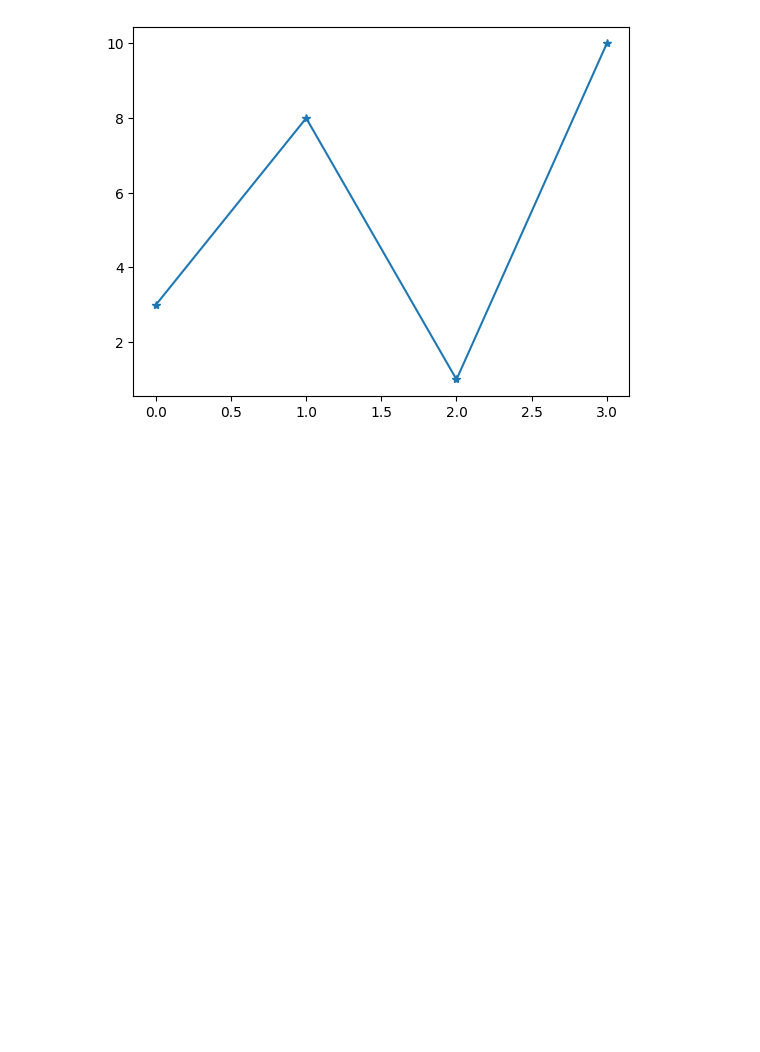
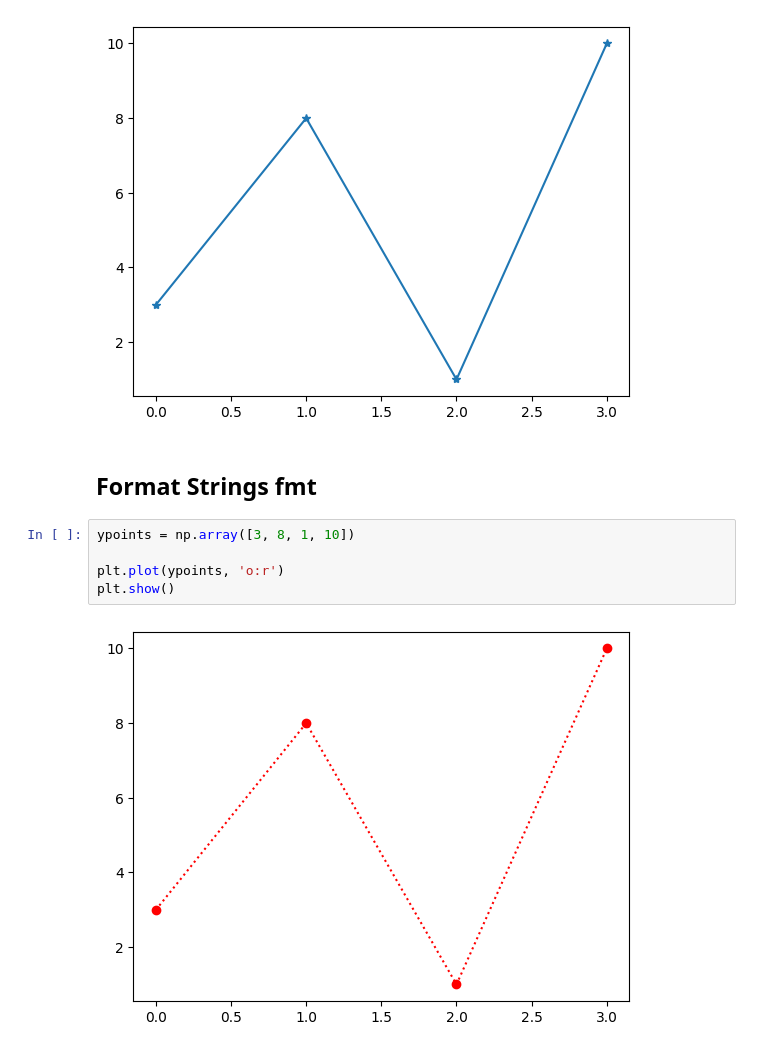
Before and after one commit to jai050803/programming, a Jupyter notebook: matplotlib.ipynb, the cells around one changed output. Saved outputs shown, nothing was run; the diff lists cells and outputs as text; blank space fills up the shorter version.

Commit message:
matplotlib graphs

```diff
--- a/matplotlib.ipynb
+++ b/matplotlib.ipynb
@@ -89,3 +89,12 @@ plt.plot(ypoints, marker = '*')
 plt.show()
 # %% [output]
 [figure]
+# %% [markdown]
+## Format Strings fmt
+# %%
+ypoints = np.array([3, 8, 1, 10])
+
+plt.plot(ypoints, 'o:r')
+plt.show()
+# %% [output]
+[figure, added]
```
